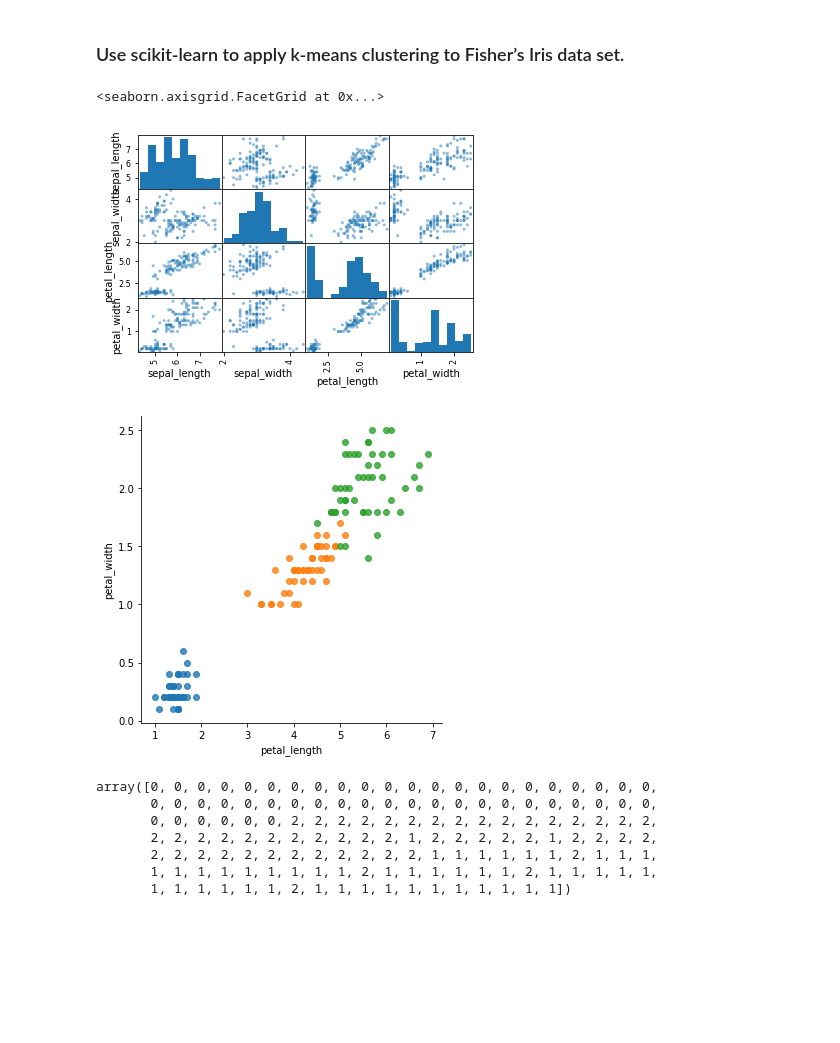
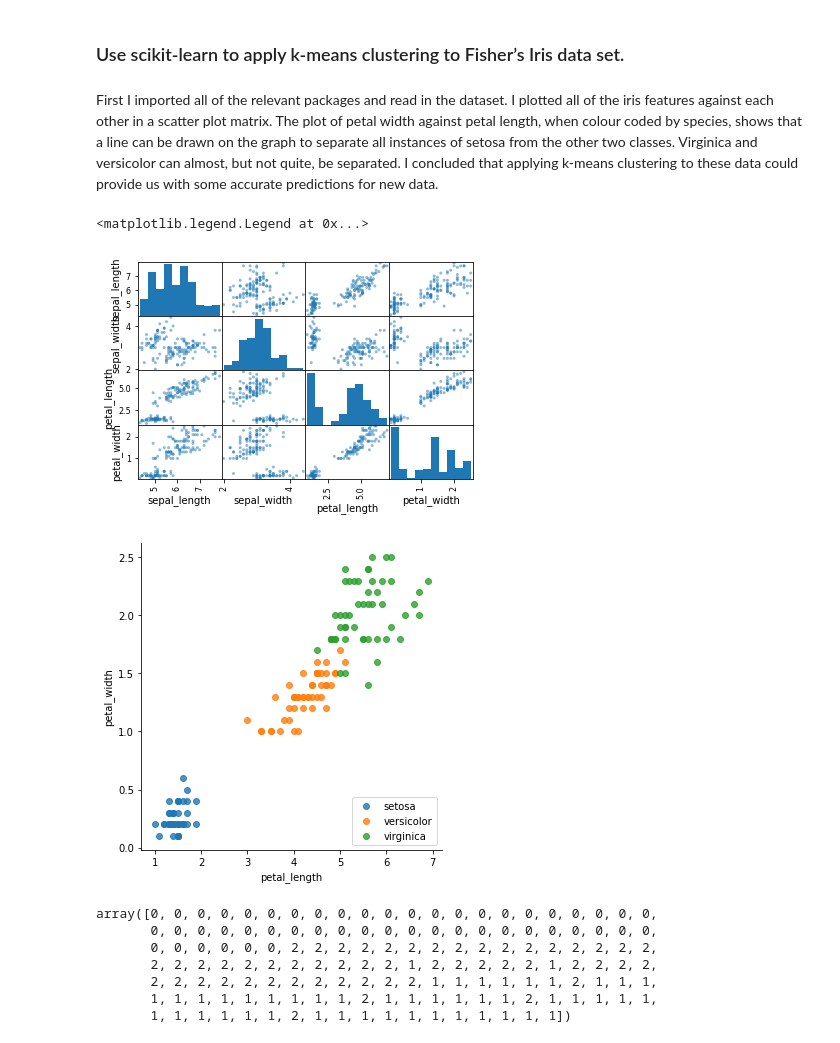
Before and after one commit to michealcannon/Tasks-2020, a Jupyter notebook: Tasks 2020.ipynb, the cells around one changed output. Saved outputs shown, nothing was run; the diff lists cells and outputs as text; code cells hidden in the pictures; blank space fills up the shorter version.

Commit message:
task 4 - added introduction, some comments, legend to scatterplot

```diff
--- a/Tasks 2020.ipynb
+++ b/Tasks 2020.ipynb
@@ -247,6 +247,8 @@ Wikipedia: Bessel's Correction https://en.wikipedia.org/wiki/Bessel%27s_correcti
 ## Task 4
 # %% [markdown]
 ###  Use scikit-learn to apply k-means clustering to Fisher’s Iris data set.
+# %% [markdown]
+First I imported all of the relevant packages and read in the dataset. I plotted all of the iris features against each other in a scatter plot matrix. The plot of petal width against petal length, when colour coded by species, shows that a line can be drawn on the graph to separate all instances of setosa from the other two classes. Virginica and versicolor can almost, but not quite, be separated. I concluded that applying k-means clustering to these data could provide us with some accurate predictions for new data.
 # %%
 # Numerical arrays.
 import numpy as np
@@ -259,13 +261,17 @@ import sklearn.cluster as skcl
 import matplotlib.pyplot as plt
 import seaborn as sns
 # %%
+# read in data from csv file
 iris = pd.read_csv("iris_dataset.csv")
+# plot scatter matrix
 pd.plotting.scatter_matrix(iris)
+# plot of petal length against width, colour coded by species
 sns.lmplot(x = "petal_length", y = "petal_width", data = iris, fit_reg = False, hue = "species",legend = False )
+plt.legend(loc = "lower right")
 # %% [output]
-<seaborn.axisgrid.FacetGrid at 0x...>
+<matplotlib.legend.Legend at 0x...>
 [figure]
-[figure, old version]
+[figure, new version]
 # %%
 irisb = iris.to_numpy()
 X = irisb[:151, 2:4]
```
